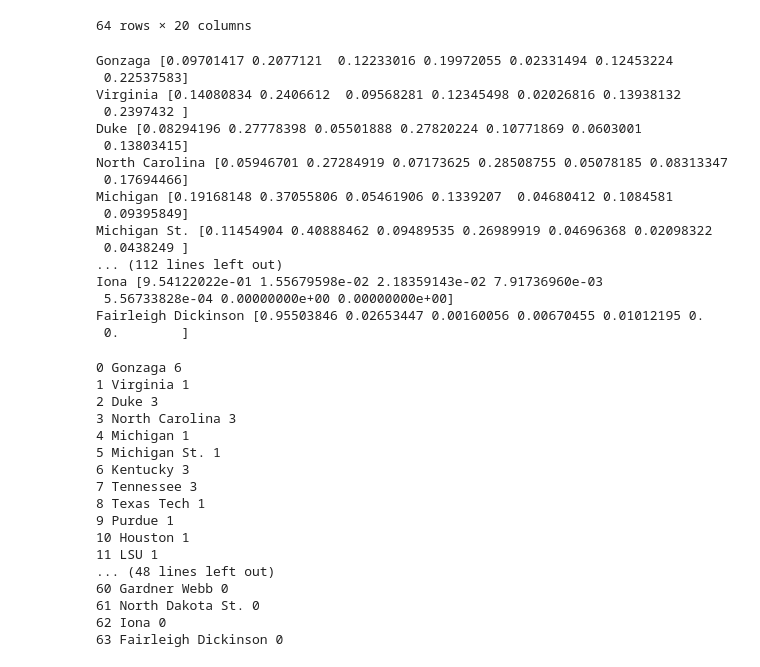
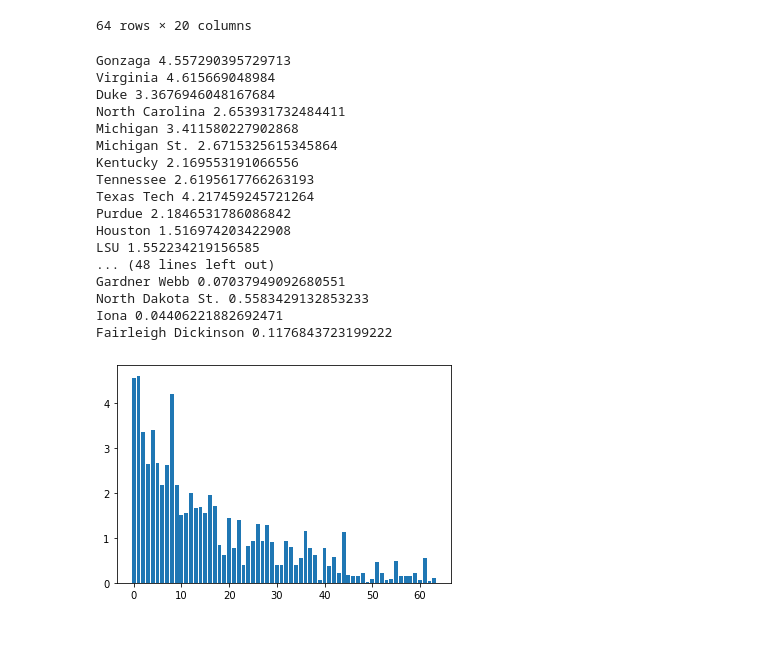
Before and after one commit to COMP562-Machine-Learning-March-Madness/Final-Project, a Jupyter notebook: randomForest.ipynb, the cells around one changed output. Saved outputs shown, nothing was run; the diff lists cells and outputs as text; code cells hidden in the pictures; blank space fills up the shorter version.

Commit message:
changed to regression, printed out r2 and mse

```diff
--- a/randomForest.ipynb
+++ b/randomForest.ipynb
@@ -98,6 +100,6 @@ X
 256 rows × 20 columns
 # %%
 #random classifier, and fit
-randTree = RandomForestClassifier(max_depth=7, random_state=0);
+randTree = RandomForestRegressor(min_samples_split=20, random_state=5);
 randTree.fit(X, y)
 # %% [output]
@@ -152,52 +157,33 @@ TEST
 #probabilies for each Class
 
 teams=teams.to_numpy()
-
-for i in range(len(teams)):
-    print(teams[i], randTree.predict_proba(TEST)[i])
-# %% [output]
-Gonzaga [0.09701417 0.2077121  0.12233016 0.19972055 0.02331494 0.12453224
- 0.22537583]
-Virginia [0.14080834 0.2406612  0.09568281 0.12345498 0.02026816 0.13938132
- 0.2397432 ]
-Duke [0.08294196 0.27778398 0.05501888 0.27820224 0.10771869 0.0603001
- 0.13803415]
-North Carolina [0.05946701 0.27284919 0.07173625 0.28508755 0.05078185 0.08313347
- 0.17694466]
-Michigan [0.19168148 0.37055806 0.05461906 0.1339207  0.04680412 0.1084581
- 0.09395849]
-Michigan St. [0.11454904 0.40888462 0.09489535 0.26989919 0.04696368 0.02098322
- 0.0438249 ]
-... (112 lines left out)
-Iona [9.54122022e-01 1.55679598e-02 2.18359143e-02 7.91736960e-03
- 5.56733828e-04 0.00000000e+00 0.00000000e+00]
-Fairleigh Dickinson [0.95503846 0.02653447 0.00160056 0.00670455 0.01012195 0.
- 0.        ]
 # %%
 #get predicted outcomes for each team and print!
 outcomes=randTree.predict(TEST)
 
+for i in range(len(teams)):
+    print(teams[i], outcomes[i])
 
-for i in range(len(teams)):
-    print(i, teams[i], outcomes[i])
+wins=plt.bar([x for x in range(len(outcomes))], outcomes)
 # %% [output]
-0 Gonzaga 6
-1 Virginia 1
-2 Duke 3
-3 North Carolina 3
-4 Michigan 1
-5 Michigan St. 1
-6 Kentucky 3
-7 Tennessee 3
-8 Texas Tech 1
-9 Purdue 1
-10 Houston 1
-11 LSU 1
+Gonzaga 4.557290395729713
+Virginia 4.615669048984
+Duke 3.3676946048167684
+North Carolina 2.653931732484411
+Michigan 3.411580227902868
+Michigan St. 2.6715325615345864
+Kentucky 2.169553191066556
+Tennessee 2.6195617766263193
+Texas Tech 4.217459245721264
+Purdue 2.1846531786086842
+Houston 1.516974203422908
+LSU 1.552234219156585
 ... (48 lines left out)
-60 Gardner Webb 0
-61 North Dakota St. 0
-62 Iona 0
-63 Fairleigh Dickinson 0
+Gardner Webb 0.07037949092680551
+North Dakota St. 0.5583429132853233
+Iona 0.04406221882692471
+Fairleigh Dickinson 0.1176843723199222
+[figure, added]
 # %%
 #featureImportances for 19
 importances19 = randTree.feature_importances_
```
Also changed, not shown: parts of 5 cells of this notebook.
